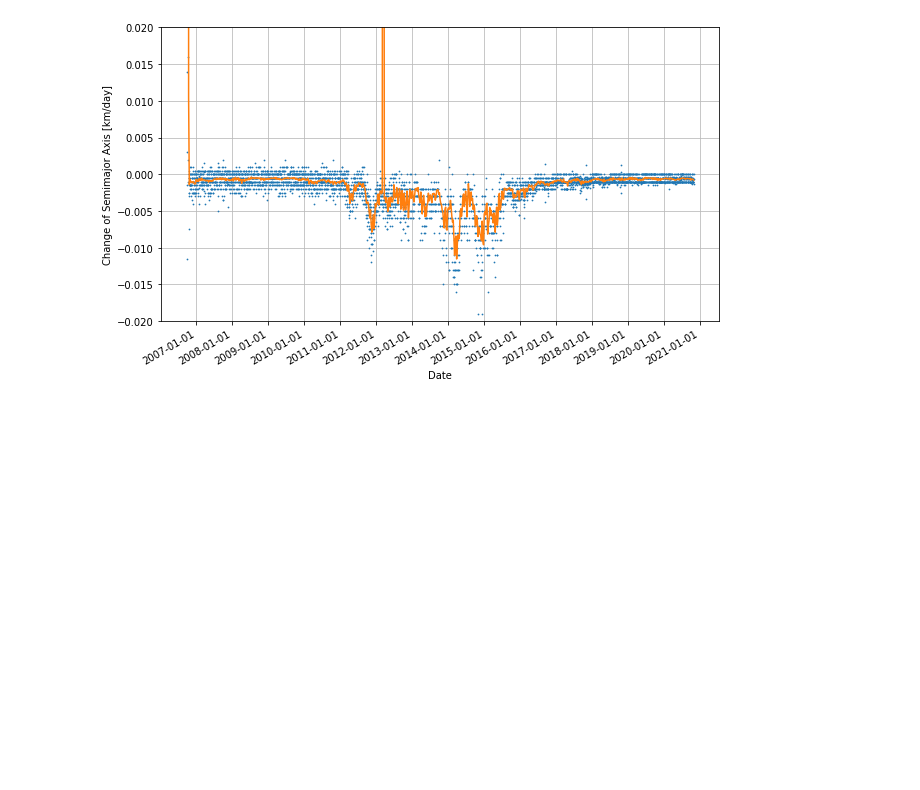
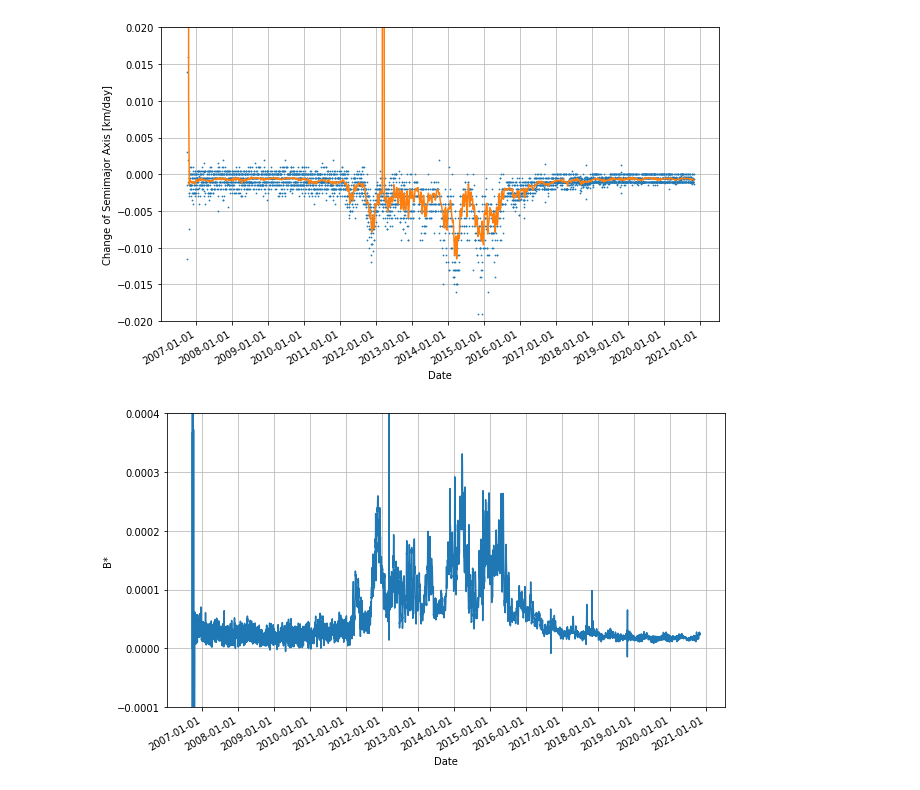
Before and after one commit to nishida/tle, a Jupyter notebook: spacetracktest3.ipynb, the cells around one changed output. Cells and saved outputs as stored; diff of their text form; code cells hidden in the pictures; blank space fills up the shorter version.

```diff
--- a/spacetracktest3.ipynb
+++ b/spacetracktest3.ipynb
@@ -190,3 +190,18 @@ fig.autofmt_xdate()
 plt.show()
 # %% [output]
 [figure]
+# %%
+# 抗力項 BSTAR をプロット
+fig = plt.figure(figsize=(10, 6))
+ax1 = fig.add_subplot(1, 1, 1)
+ax1.plot(df['EPOCH2'], df['BSTAR'])
+ax1.xaxis.set_major_locator(mdates.MonthLocator(bymonthday=1, bymonth=1, tz=None))
+ax1.xaxis.set_major_formatter(mdates.DateFormatter("%Y-%m-%d"))
+ax1.set_xlabel("Date")
+ax1.set_ylabel("B*")
+ax1.set_ylim(-0.0001, 0.0004)
+ax1.grid(b=True, which='major', color='#bbbbbb', linestyle='-')
+fig.autofmt_xdate()
+plt.show()
+# %% [output]
+[figure, added]
```
